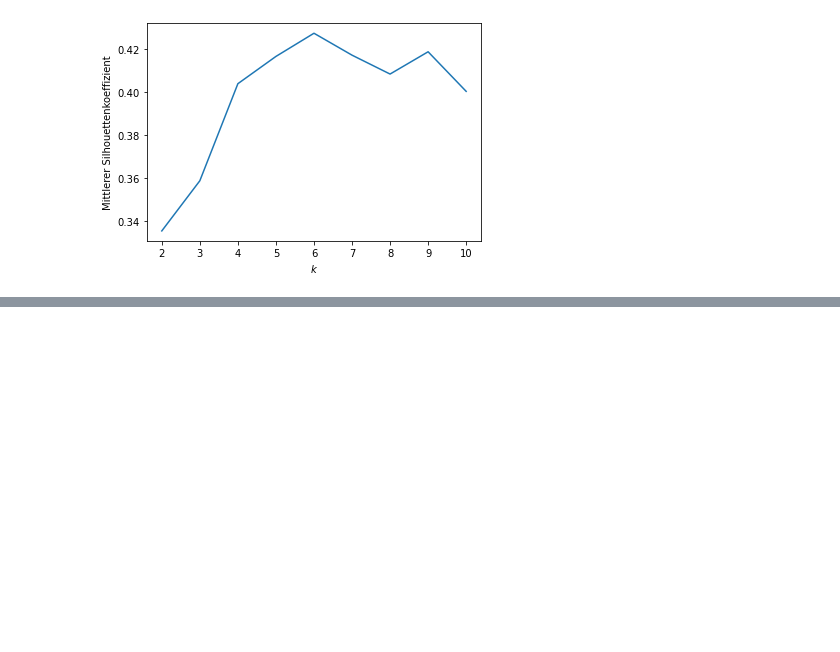
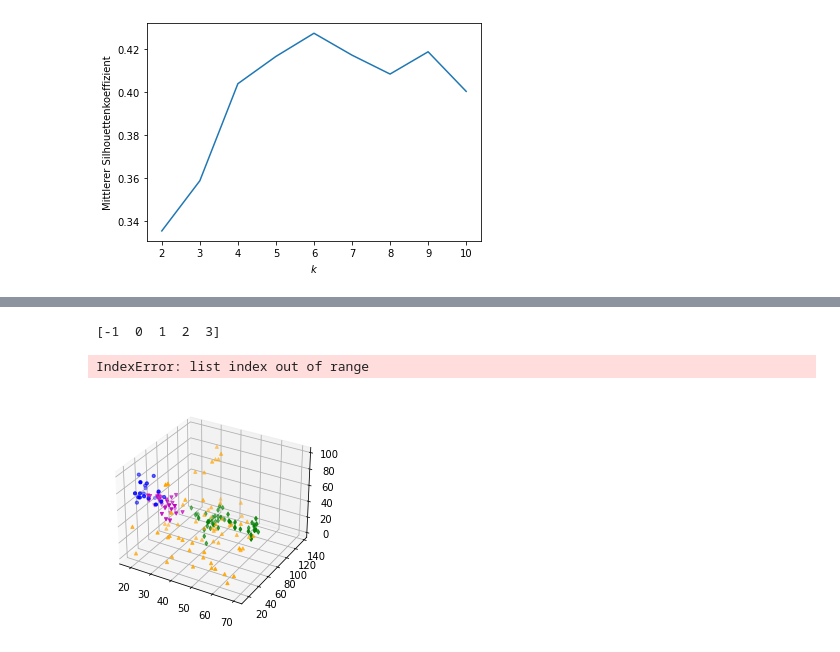
Before and after one commit to DeniseRekic/Notenbonus_CRM, a Jupyter notebook: Notenbonusprojekt.ipynb, the cells around one changed output, grey strips where cells are left out. Saved outputs shown, nothing was run; the diff lists cells and outputs as text; code cells hidden in the pictures; blank space fills up the shorter version.

```diff
--- a/Notenbonusprojekt.ipynb
+++ b/Notenbonusprojekt.ipynb
@@ -348,21 +113,0 @@ Maximum des Silhouettenkoeffizienten für eine Bandweite von: 1.1
-# %%
-model2=cluster.MeanShift(bandwidth=1.1, bin_seeding=True)
-cluster_assignments2 = model2.fit_predict(X)
-kunden['cluster2']=model2.labels_
-
-fig = plt.figure()
-ax = fig.add_subplot(111, projection='3d')
-
-for c in kunden['cluster2'].unique():
-    d = kunden[kunden['cluster2'] == c]
-    xs = d['Alter']
-    ys = d['Einkommen']
-    zs = d['Monatsausgaben']
-    ax.scatter(xs, ys, zs,marker=markers[c], color=colors[c], s=10)
-
-plt.title('Mean-Shift Clustering')
-ax.set_xlabel('Alter')
-ax.set_ylabel('Einkommen')
-ax.set_zlabel('Monatsausgaben')
-
-plt.show()
@@ -370,0 +165,28 @@ plt.show()
+# %%
+
+colors = ['orange','b','g','m']
+markers = ['^','o','d','v']
+
+model3=cluster.DBSCAN(eps=0.61,min_samples=11,metric='euclidean')#epsilon=0.61 und minsamples=11 bereits bestimmt durch Visualisierung
+cluster_assignments3 = model3.fit_predict(X)
+kunden['cluster3'] = model3.labels_
+fig = plt.figure()
+ax = fig.add_subplot(111, projection='3d')
+print(kunden['cluster3'].unique())
+for c in kunden['cluster3'].unique():
+    d = kunden[kunden['cluster3'] == c]
+    xs = d['Alter']
+    ys = d['Einkommen']
+    zs = d['Monatsausgaben']
+    ax.scatter(xs, ys, zs,marker=markers[c+1], color=colors[c+1], s=10)
+
+plt.title('DBSCAN Clustering')
+ax.set_xlabel('Alter')
+ax.set_ylabel('Einkommen')
+ax.set_zlabel('Monatsausgaben')
+
+plt.show()
+# %% [output]
+[-1  0  1  2  3]
+IndexError: list index out of range
+[figure, added]
```
Also changed, not shown: parts of 40 cells of this notebook.
